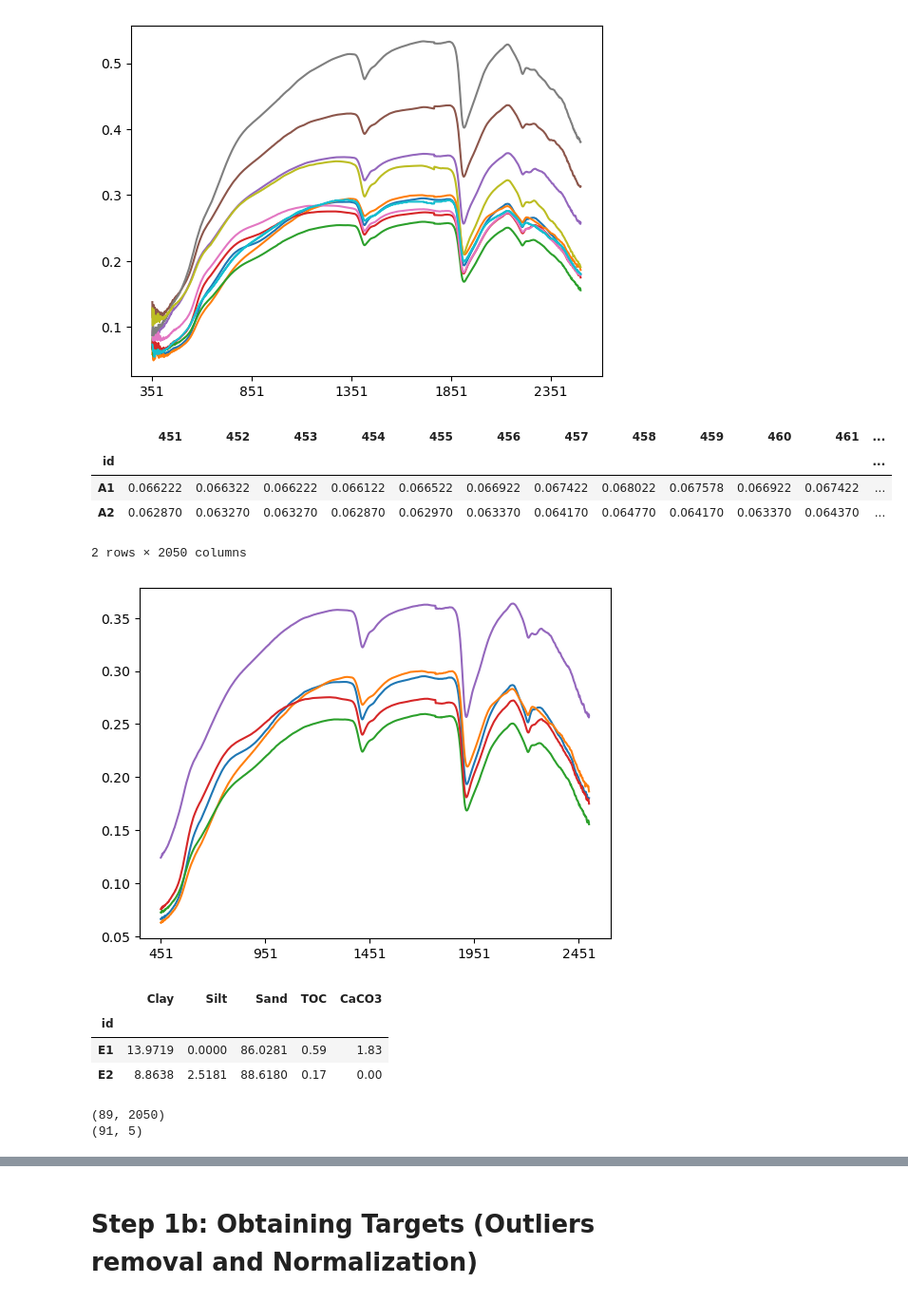
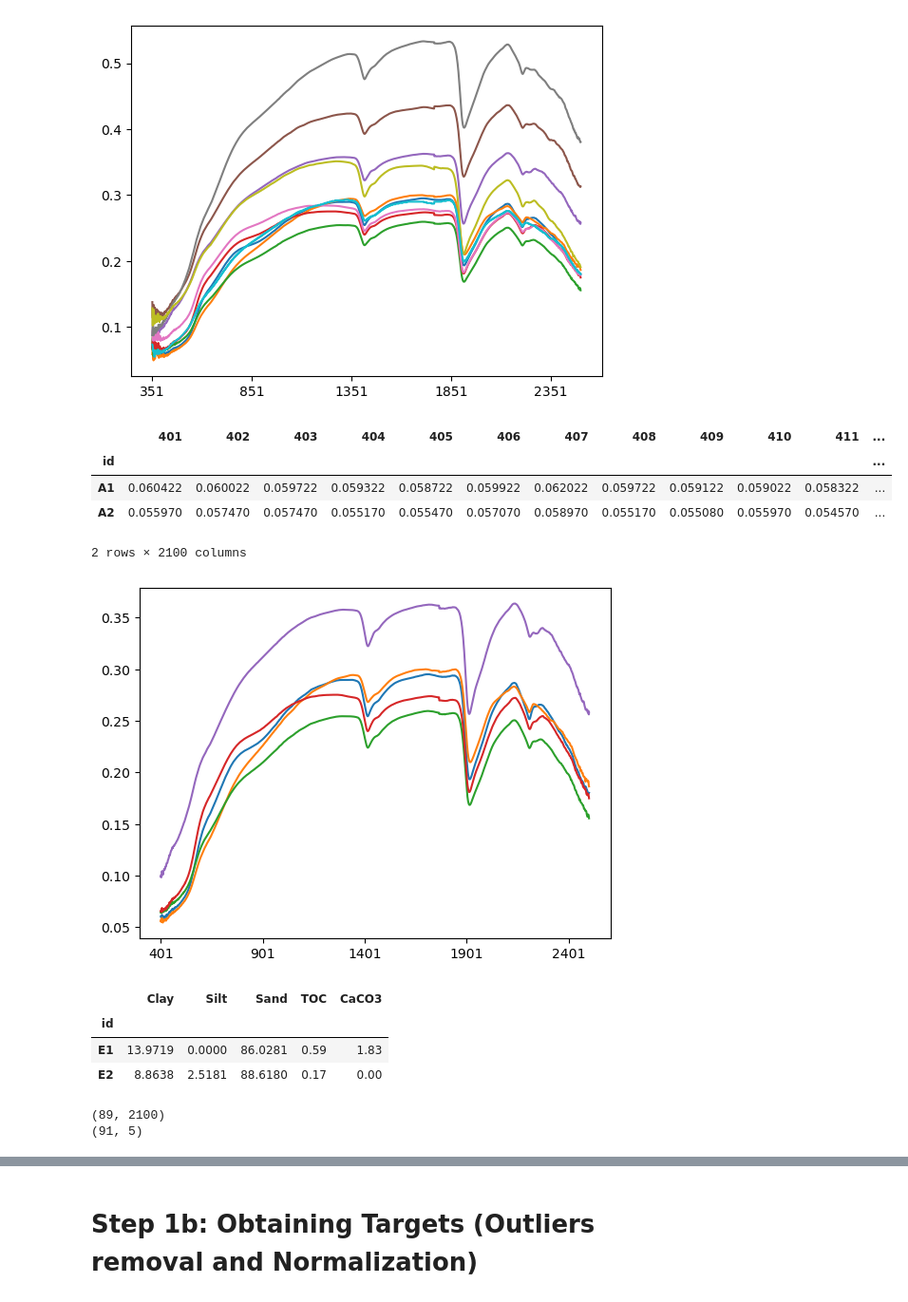
Before and after one commit to SwetaSingh87/SharedPython, a Jupyter notebook: Legacy/CreateDataMetaData.ipynb, the cells around one changed output, grey strips where cells are left out. Shown: that part at 95% size. Saved outputs shown, nothing was run; the diff lists cells and outputs as text; code cells hidden in the pictures.

```diff
--- a/Legacy/CreateDataMetaData.ipynb
+++ b/Legacy/CreateDataMetaData.ipynb
@@ -66,19 +66,19 @@ for i in range (0,10,1):
 # %% [output]
 [figure]
 # %%
-legacy_spectra = legacy_spec.iloc[:, 101::].copy()
+legacy_spectra = legacy_spec.iloc[:, 51::].copy()
 legacy_spectra.head(2)
 # %% [output]
-|  | 451 | 452 | 453 | 454 | 455 | 456 | 457 | 458 | 459 | 460 | 461 | ... |
+|  | 401 | 402 | 403 | 404 | 405 | 406 | 407 | 408 | 409 | 410 | 411 | ... |
 | id |  |  |  |  |  |  |  |  |  |  |  | ... |
-| A1 | 0.066222 | 0.066322 | 0.066222 | 0.066122 | 0.066522 | 0.066922 | 0.067422 | 0.068022 | 0.067578 | 0.066922 | 0.067422 | ... |
-| A2 | 0.062870 | 0.063270 | 0.063270 | 0.062870 | 0.062970 | 0.063370 | 0.064170 | 0.064770 | 0.064170 | 0.063370 | 0.064370 | ... |
+| A1 | 0.060422 | 0.060022 | 0.059722 | 0.059322 | 0.058722 | 0.059922 | 0.062022 | 0.059722 | 0.059122 | 0.059022 | 0.058322 | ... |
+| A2 | 0.055970 | 0.057470 | 0.057470 | 0.055170 | 0.055470 | 0.057070 | 0.058970 | 0.055170 | 0.055080 | 0.055970 | 0.054570 | ... |
-2 rows × 2050 columns
+2 rows × 2100 columns
 # %%
 for i in range (0,5,1):
     legacy_spectra.iloc[i,:].plot()
 # %% [output]
-[figure, old version]
+[figure, new version]
 # %%
 legacy_tar = legacy_tar[['Clay', 'Silt', 'Sand', 'TOC', 'CaCO3']]
 legacy_tar.head(2)
@@ -93,7 +93,7 @@ print(legacy_tar.shape)
 
 # Note that some id are missing in the data so we will do preprocessing to fix it ---------
 # %% [output]
-(89, 2050)
+(89, 2100)
 (91, 5)
 # %%
 # Missing ID's are taken care by setting the index to ID and obtaining inner join.
```
Also changed, not shown: parts of 14 cells of this notebook, 6 other files.
